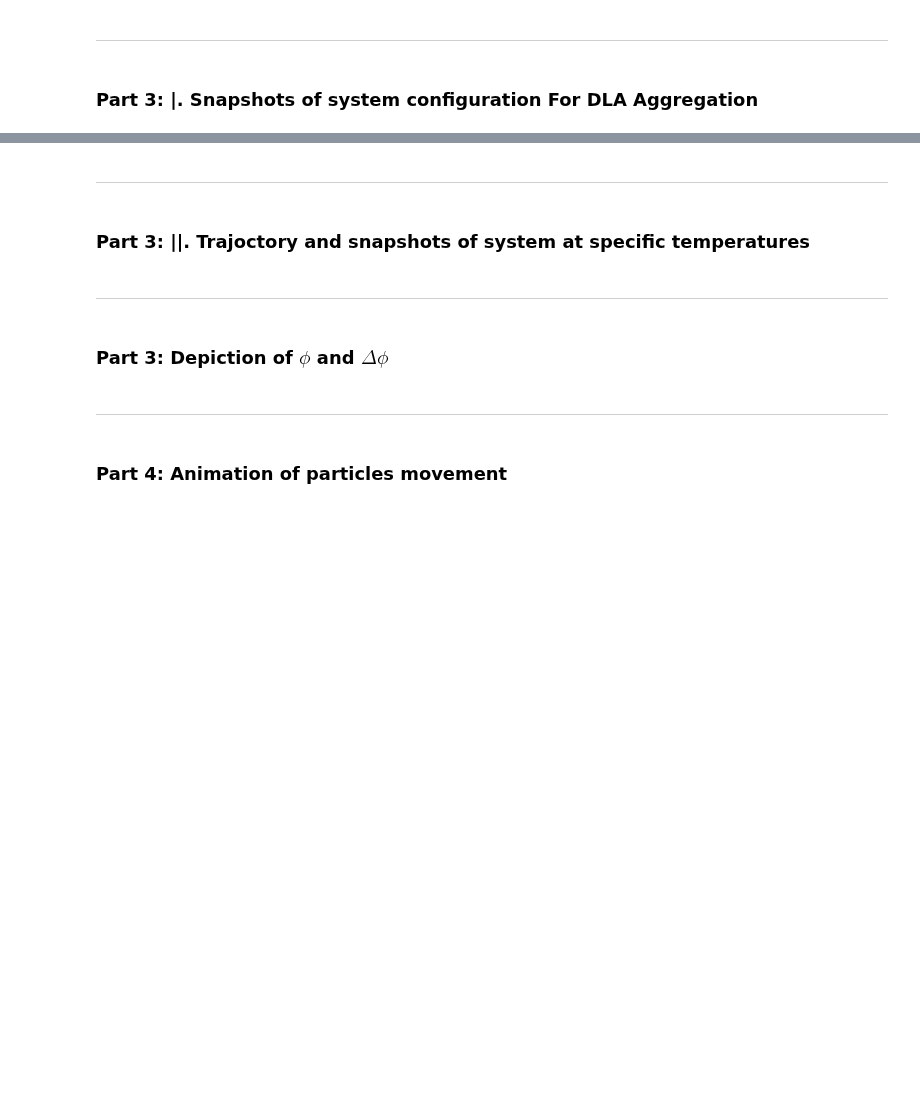
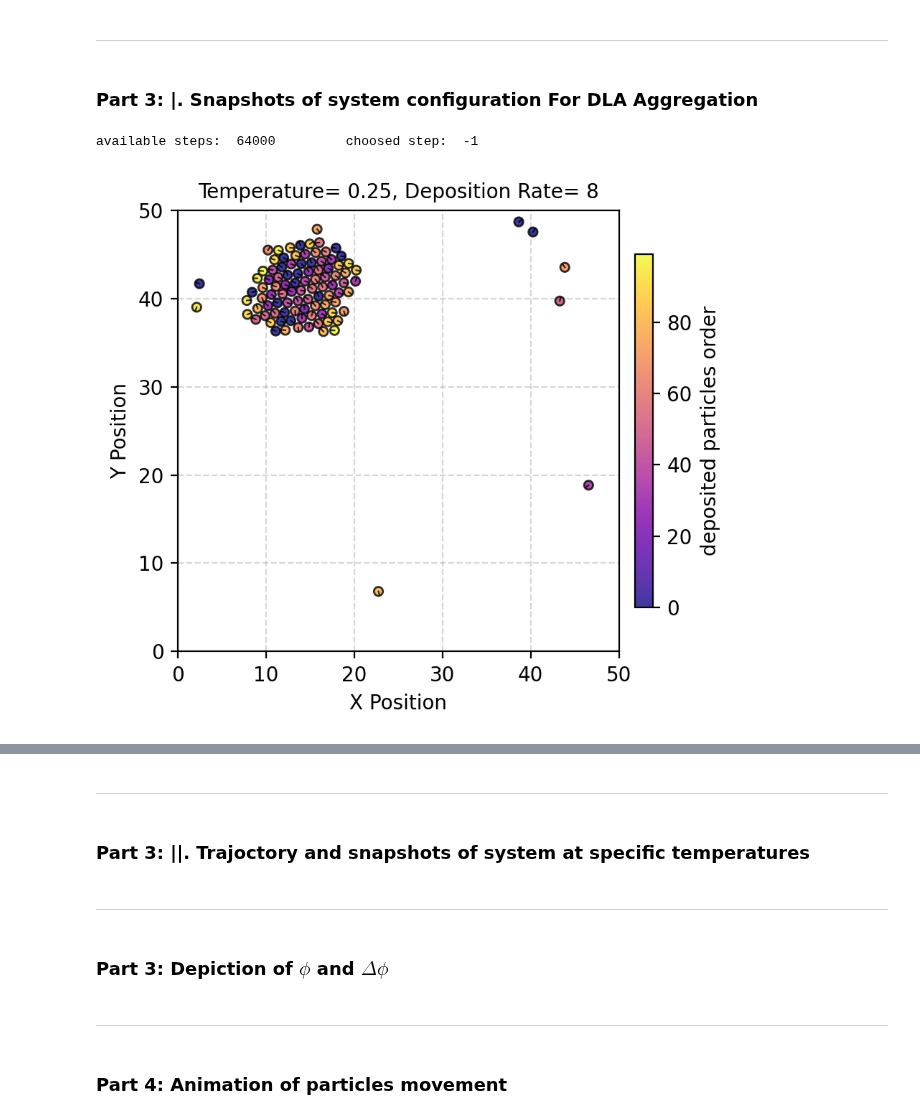
Before and after one commit to hadis-gh/chisurfmd, a Jupyter notebook: notebooks/MDsimulation/01_Adios2.ipynb, the cells around one changed output, grey strips where cells are left out. Saved outputs shown, nothing was run; the diff lists cells and outputs as text; code cells hidden in the pictures; blank space fills up the shorter version.

```diff
--- a/notebooks/MDsimulation/01_Adios2.ipynb
+++ b/notebooks/MDsimulation/01_Adios2.ipynb
@@ -444,7 +470,10 @@ plot_com_ang_velocity(com_ang_velocity, temperature, temperature_label=False)
 import numpy as np
 import matplotlib.pyplot as plt
 
-def plot_position_snapshot_aggregation(positions, shot=-1, line_length=0.4, area=50, color_p=False, diameter=1.6, deposition_rate=.1):
+def plot_position_snapshot_aggregation(positions, shot=-1, line_length=0.4, area=50, color_p=False, diameter=1.6, deposition_rate=.1, x_limit=(0, 50),y_limit=(0, 50), save_fig=False):
+
+    x0, x1 = x_limit
+    y0, y1 = y_limit
 
     positions_data = positions['data']
     availble_shot = positions_data.shape[0]
@@ -488,37 +517,41 @@ def plot_position_snapshot_aggregation(positions, shot=-1, line_length=0.4, area
             x_end = x + line_length * np.cos(phi)
             y_end = y + line_length * np.sin(phi)
             cbar = fig.colorbar(scatter, ax=ax, label='deposited particles order', orientation='vertical', shrink=0.8, pad=0.02)
 
 
             for i in range(positions_data.shape[1]):
                 ax.plot([x[i], x_end[i]], [y[i], y_end[i]], color='black', linewidth=0.8, alpha=0.8)
 
     ax.set_xlabel('X Position')
     ax.set_ylabel('Y Position')
     # if shot == -1:
     #     ax.set_title(f"Particle's configuration at the last step out of {availble_shot}")
     # elif shot == 0:
     #     ax.set_title(f"Particle's configuration at the first step out of {availble_shot}")
     # else:
     #     ax.set_title(f"Particle's configuration at step {shot} out of {availble_shot}")
     ax.set_title(f"Temperature= {T}, Deposition Rate= {t}", size=10)
 
     ax.set_xlim(0, area)
     ax.set_ylim(0, area)
-    ax.set_xlim(0, 30)
-    ax.set_ylim(20, 50)
+    ax.set_xlim(x0, x1)
+    ax.set_ylim(y0, y1)
     # ax.set_xlim(10, 40)
     # ax.set_ylim(10, 40)
     ax.set_aspect('equal', adjustable='box')
     ax.grid(linestyle='--', alpha=0.5)
     ax.set_axisbelow(True)
 
     plt.tight_layout()
-    plt.savefig(f'aggregated_{T}_{t}.pdf')
+    if save_fig:
+        plt.savefig(f'aggregated_{T}_{t}.pdf')
     plt.show()
 
 # plot_position_snapshot_aggregation(positions, shot=-1, area=30, color_p=True)
-plot_position_snapshot_aggregation(positions, shot=-1, area=50, color_p=False, line_length=0.4, diameter=50, deposition_rate=8)
+plot_position_snapshot_aggregation(positions, shot=-1, area=50, color_p=False, line_length=0.4, diameter=20, deposition_rate=8)
+# %% [output]
+available steps:  64000         choosed step:  -1
+[figure, added]
 # %%
 import numpy as np
 import matplotlib.pyplot as plt
```
Also changed, not shown: parts of 11 cells of this notebook, 6 other files.
